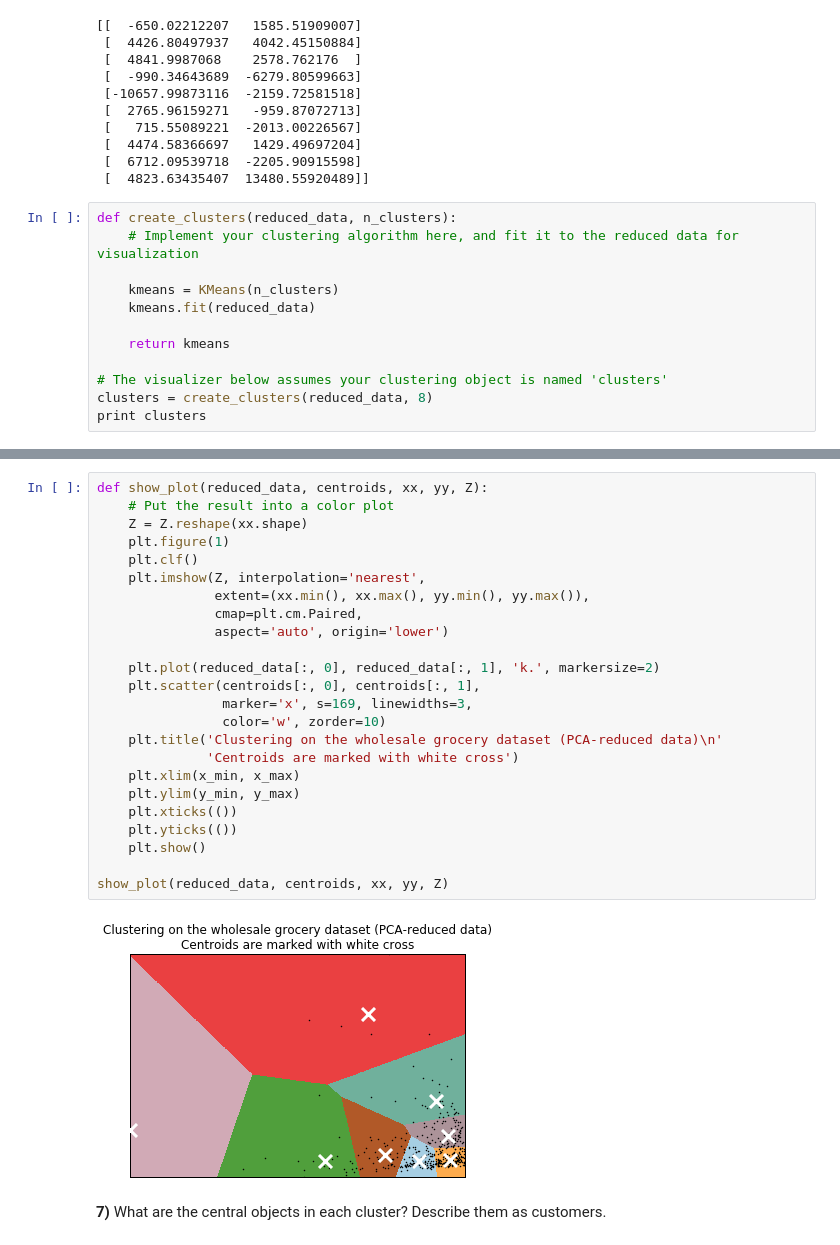
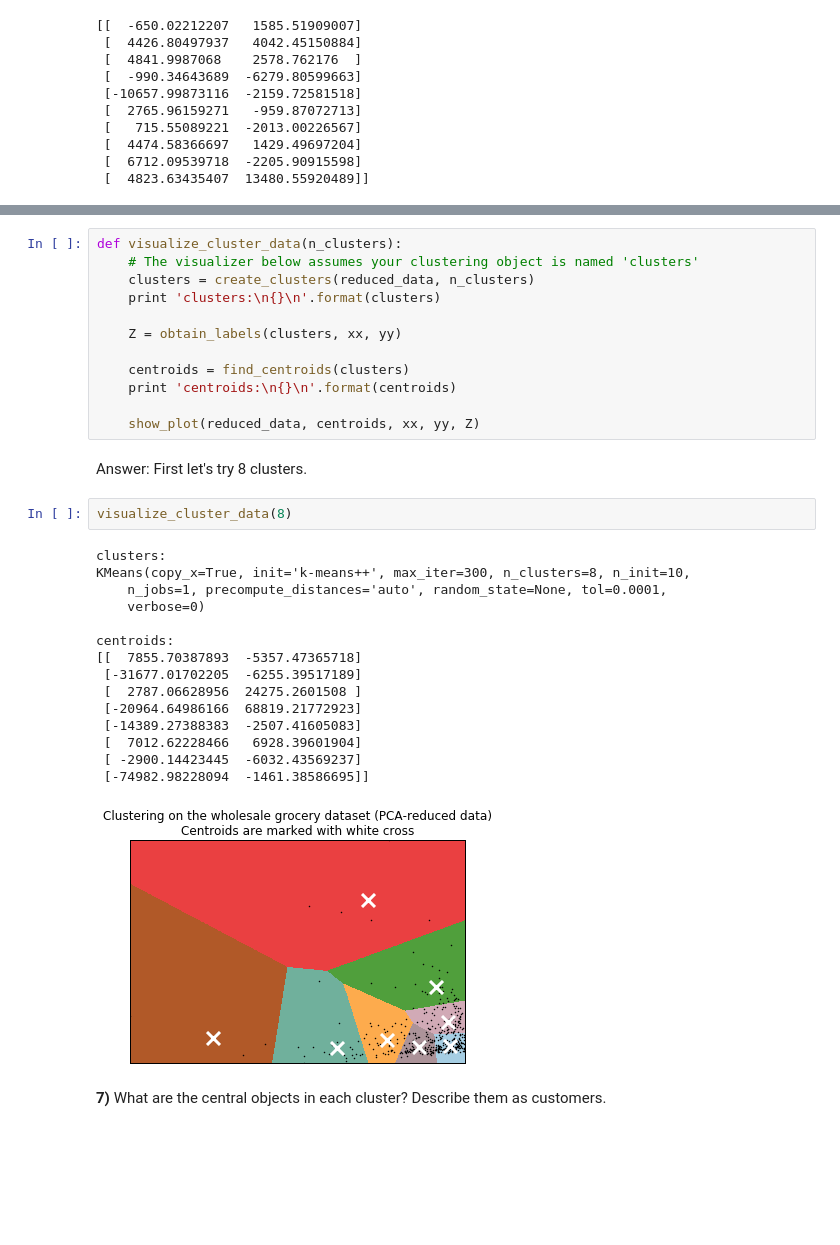
Before and after one commit to paul-reiners/customer-segments, a Jupyter notebook: customer_segments.ipynb, the cells around one changed output, grey strips where cells are left out. Cells and saved outputs as stored; diff of their text form; blank space fills up the shorter version.

Commit message:
refactor: Factoring out visualize_cluster_data(n_clusters) method

```diff
--- a/customer_segments.ipynb
+++ b/customer_segments.ipynb
@@ -200,15 +200,3 @@ print reduced_data[:10]  # print upto 10 elements
  [  4474.58366697   1429.49697204]
  [  6712.09539718  -2205.90915598]
  [  4823.63435407  13480.55920489]]
-# %%
-def create_clusters(reduced_data, n_clusters):
-    # Implement your clustering algorithm here, and fit it to the reduced data for visualization
-
-    kmeans = KMeans(n_clusters)
-    kmeans.fit(reduced_data)
-
-    return kmeans
-
-# The visualizer below assumes your clustering object is named 'clusters'
-clusters = create_clusters(reduced_data, 8)
-print clusters
@@ -252,29 +252,35 @@ print centroids
-# %%
-def show_plot(reduced_data, centroids, xx, yy, Z):
-    # Put the result into a color plot
-    Z = Z.reshape(xx.shape)
-    plt.figure(1)
-    plt.clf()
-    plt.imshow(Z, interpolation='nearest',
-               extent=(xx.min(), xx.max(), yy.min(), yy.max()),
-               cmap=plt.cm.Paired,
-               aspect='auto', origin='lower')
-
-    plt.plot(reduced_data[:, 0], reduced_data[:, 1], 'k.', markersize=2)
-    plt.scatter(centroids[:, 0], centroids[:, 1],
-                marker='x', s=169, linewidths=3,
-                color='w', zorder=10)
-    plt.title('Clustering on the wholesale grocery dataset (PCA-reduced data)\n'
-              'Centroids are marked with white cross')
-    plt.xlim(x_min, x_max)
-    plt.ylim(y_min, y_max)
-    plt.xticks(())
-    plt.yticks(())
-    plt.show()
-
-show_plot(reduced_data, centroids, xx, yy, Z)
-# %% [output]
-[figure, removed]
+# %%
+def visualize_cluster_data(n_clusters):
+    # The visualizer below assumes your clustering object is named 'clusters'
+    clusters = create_clusters(reduced_data, n_clusters)
+    print 'clusters:\n{}\n'.format(clusters)
+
+    Z = obtain_labels(clusters, xx, yy)
+
+    centroids = find_centroids(clusters)
+    print 'centroids:\n{}\n'.format(centroids)
+
+    show_plot(reduced_data, centroids, xx, yy, Z)
+# %% [markdown]
+Answer: First let's try 8 clusters.
+# %%
+visualize_cluster_data(8)
+# %% [output]
+clusters:
+KMeans(copy_x=True, init='k-means++', max_iter=300, n_clusters=8, n_init=10,
+    n_jobs=1, precompute_distances='auto', random_state=None, tol=0.0001,
+    verbose=0)
+
+centroids:
+[[  7855.70387893  -5357.47365718]
+ [-31677.01702205  -6255.39517189]
+ [  2787.06628956  24275.2601508 ]
+ [-20964.64986166  68819.21772923]
+ [-14389.27388383  -2507.41605083]
+ [  7012.62228466   6928.39601904]
+ [ -2900.14423445  -6032.43569237]
+ [-74982.98228094  -1461.38586695]]
+[figure, added]
 # %% [markdown]
 **7)** What are the central objects in each cluster? Describe them as customers.
 # %% [markdown]
```
Also changed, not shown: parts of 3 cells of this notebook.
